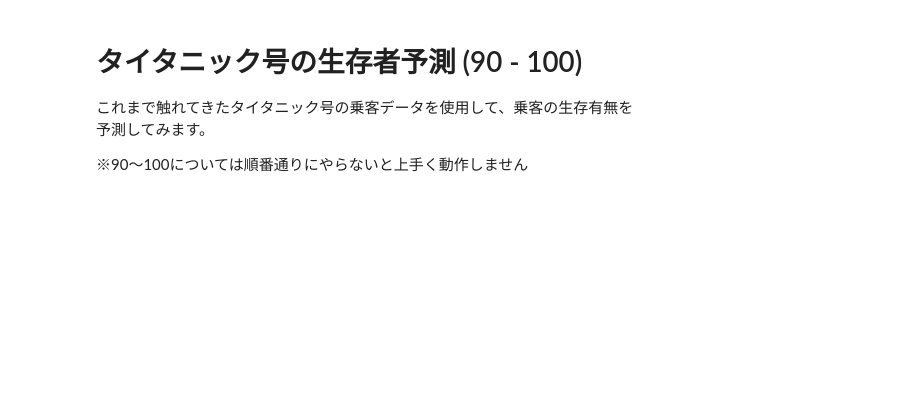
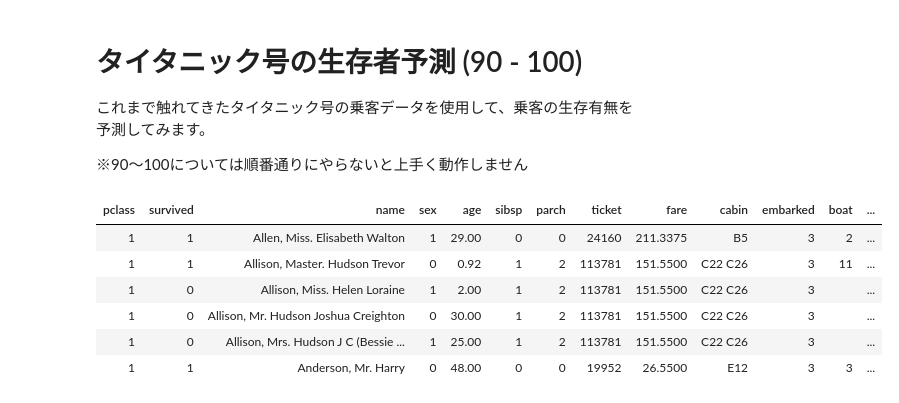
Before and after one commit to Atsuhiko/100_knocks_challenge, a Jupyter notebook: 03_R_100_knocks/Answrs/Week-10_answer.ipynb, the cells around one changed output. Cells and saved outputs as stored; diff of their text form; code cells hidden in the pictures; blank space fills up the shorter version.

```diff
--- a/03_R_100_knocks/Answrs/Week-10_answer.ipynb
+++ b/03_R_100_knocks/Answrs/Week-10_answer.ipynb
@@ -72,0 +23,23 @@ df5 <- read.csv("./data/data2.csv", header=T, fileEncoding = "CP932")
+# %%
+# 【90】ラベルエンコーディング
+# df_copyのsexとembarked列をラベルエンコーディング
+# (from sklearn.preprocessing import LabelEncoderをインポート)
+# (df_copyはdfをコピーしたもの)
+
+df_copy <- df
+df_copy["sex"] <- lapply(df_copy["sex"], gsub, pattern="female", replacement = "1")
+df_copy["sex"] <- lapply(df_copy["sex"], gsub, pattern="male", replacement = "0") # 順番を間違えると fe0 となってしまう。
+
+df_copy["embarked"] <- lapply(df_copy["embarked"], gsub, pattern="C", replacement = "1")
+df_copy["embarked"] <- lapply(df_copy["embarked"], gsub, pattern="Q", replacement = "2")
+df_copy["embarked"] <- lapply(df_copy["embarked"], gsub, pattern="S", replacement = "3")
+
+head(df_copy)
+# %% [output]
+| pclass | survived | name | sex | age | sibsp | parch | ticket | fare | cabin | embarked | boat | ... |
+| 1 | 1 | Allen, Miss. Elisabeth Walton | 1 | 29.00 | 0 | 0 | 24160 | 211.3375 | B5 | 3 | 2 | ... |
+| 1 | 1 | Allison, Master. Hudson Trevor | 0 | 0.92 | 1 | 2 | 113781 | 151.5500 | C22 C26 | 3 | 11 | ... |
+| 1 | 0 | Allison, Miss. Helen Loraine | 1 | 2.00 | 1 | 2 | 113781 | 151.5500 | C22 C26 | 3 |  | ... |
+| 1 | 0 | Allison, Mr. Hudson Joshua Creighton | 0 | 30.00 | 1 | 2 | 113781 | 151.5500 | C22 C26 | 3 |  | ... |
+| 1 | 0 | Allison, Mrs. Hudson J C (Bessie ... | 1 | 25.00 | 1 | 2 | 113781 | 151.5500 | C22 C26 | 3 |  | ... |
+| 1 | 1 | Anderson, Mr. Harry | 0 | 48.00 | 0 | 0 | 19952 | 26.5500 | E12 | 3 | 3 | ... |
```
Also changed, not shown: parts of 53 cells of this notebook.
